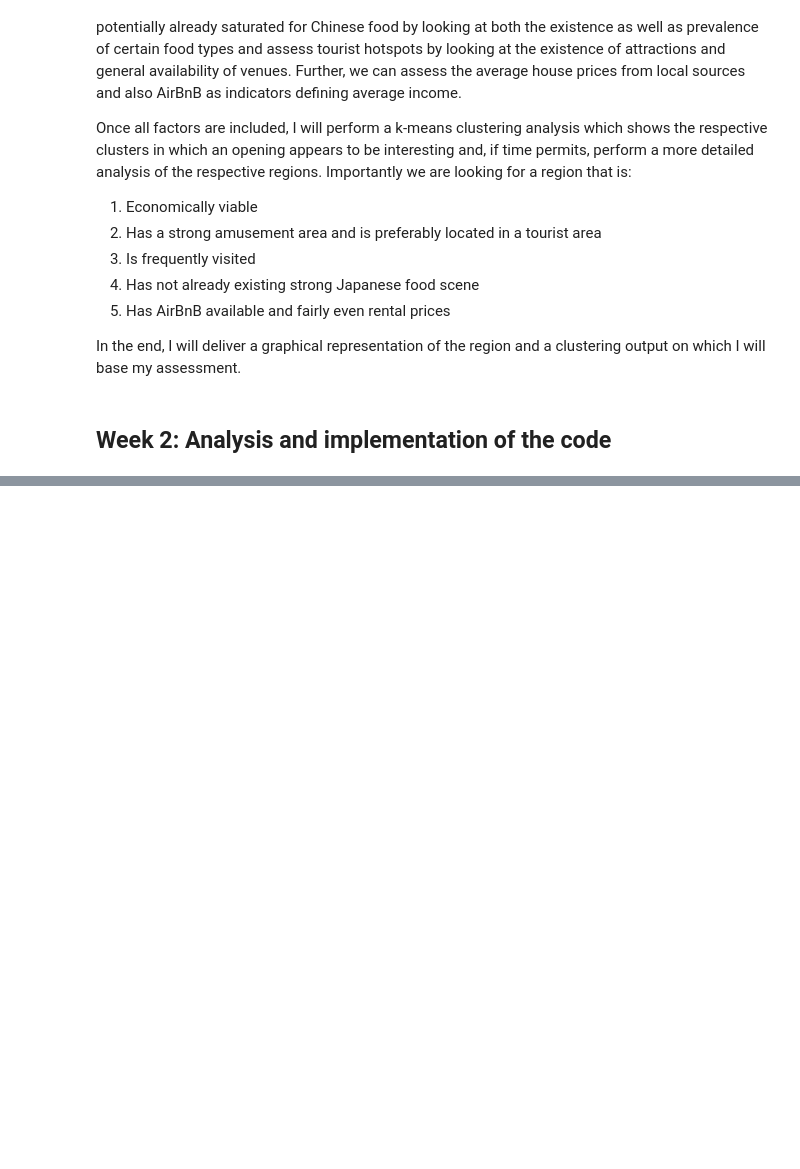
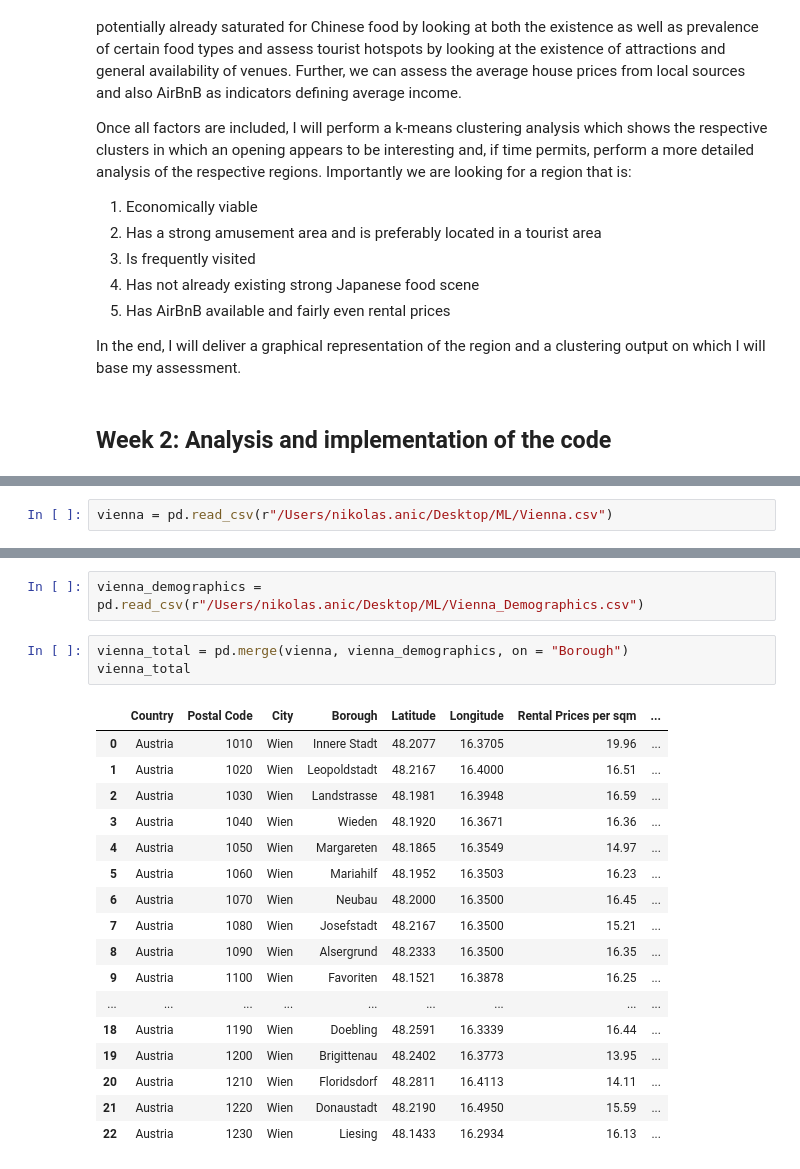
Before and after one commit to NikolasAnic/Coursera-Capstone, a Jupyter notebook: Capstone-Project-Battle-of-neighborhoods.ipynb, the cells around one changed output, grey strips where cells are left out. Cells and saved outputs as stored; diff of their text form; blank space fills up the shorter version.

Commit message:
Current saving of battle of neighborhoods in Vienna

```diff
--- a/Capstone-Project-Battle-of-neighborhoods.ipynb
+++ b/Capstone-Project-Battle-of-neighborhoods.ipynb
@@ -34,0 +72,2 @@ In the end, I will deliver a graphical representation of the region and a cluste
+# %%
+vienna = pd.read_csv(r"/Users/nikolas.anic/Desktop/ML/Vienna.csv")
@@ -34,0 +153,23 @@ In the end, I will deliver a graphical representation of the region and a cluste
+# %%
+vienna_demographics = pd.read_csv(r"/Users/nikolas.anic/Desktop/ML/Vienna_Demographics.csv")
+# %%
+vienna_total = pd.merge(vienna, vienna_demographics, on = "Borough")
+vienna_total
+# %% [output]
+|  | Country | Postal Code | City | Borough | Latitude | Longitude | Rental Prices per sqm | ... |
+| 0 | Austria | 1010 | Wien | Innere Stadt | 48.2077 | 16.3705 | 19.96 | ... |
+| 1 | Austria | 1020 | Wien | Leopoldstadt | 48.2167 | 16.4000 | 16.51 | ... |
+| 2 | Austria | 1030 | Wien | Landstrasse | 48.1981 | 16.3948 | 16.59 | ... |
+| 3 | Austria | 1040 | Wien | Wieden | 48.1920 | 16.3671 | 16.36 | ... |
+| 4 | Austria | 1050 | Wien | Margareten | 48.1865 | 16.3549 | 14.97 | ... |
+| 5 | Austria | 1060 | Wien | Mariahilf | 48.1952 | 16.3503 | 16.23 | ... |
+| 6 | Austria | 1070 | Wien | Neubau | 48.2000 | 16.3500 | 16.45 | ... |
+| 7 | Austria | 1080 | Wien | Josefstadt | 48.2167 | 16.3500 | 15.21 | ... |
+| 8 | Austria | 1090 | Wien | Alsergrund | 48.2333 | 16.3500 | 16.35 | ... |
+| 9 | Austria | 1100 | Wien | Favoriten | 48.1521 | 16.3878 | 16.25 | ... |
+| ... | ... | ... | ... | ... | ... | ... | ... | ... |
+| 18 | Austria | 1190 | Wien | Doebling | 48.2591 | 16.3339 | 16.44 | ... |
+| 19 | Austria | 1200 | Wien | Brigittenau | 48.2402 | 16.3773 | 13.95 | ... |
+| 20 | Austria | 1210 | Wien | Floridsdorf | 48.2811 | 16.4113 | 14.11 | ... |
+| 21 | Austria | 1220 | Wien | Donaustadt | 48.2190 | 16.4950 | 15.59 | ... |
+| 22 | Austria | 1230 | Wien | Liesing | 48.1433 | 16.2934 | 16.13 | ... |
```
Also changed, not shown: parts of 25 cells of this notebook, 1 other file.
